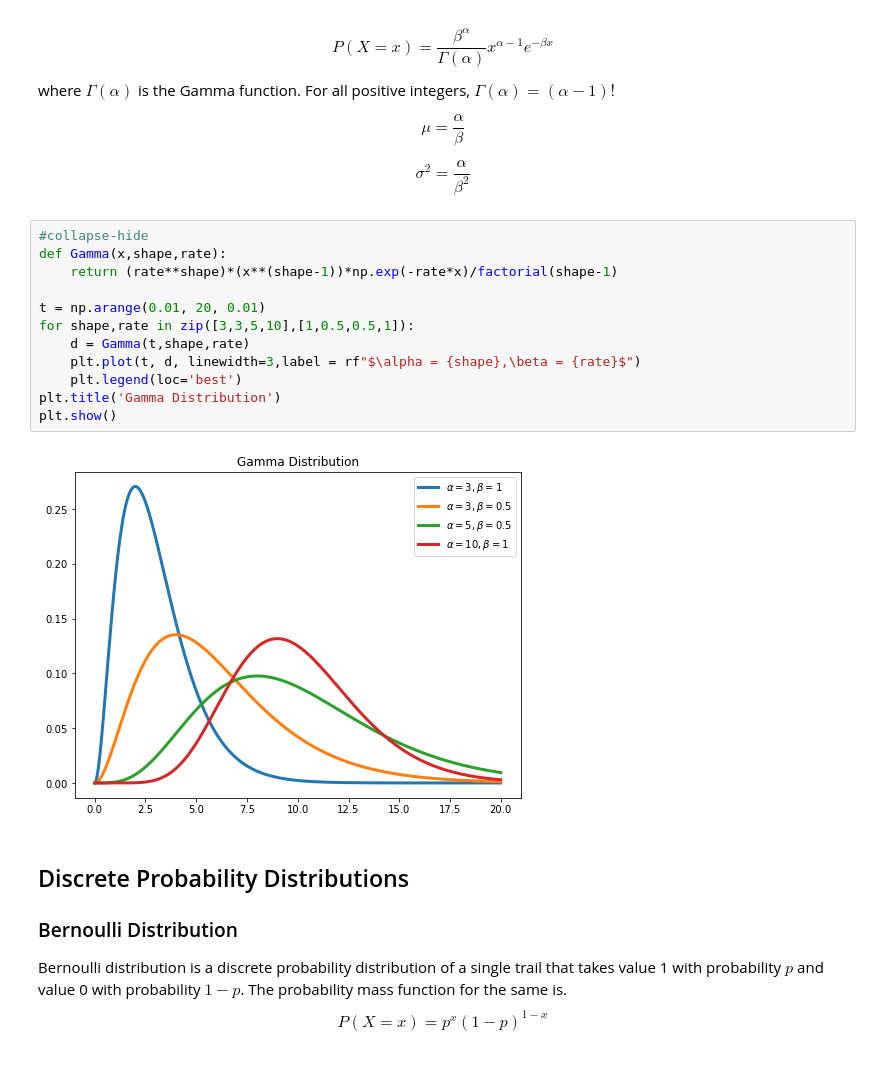
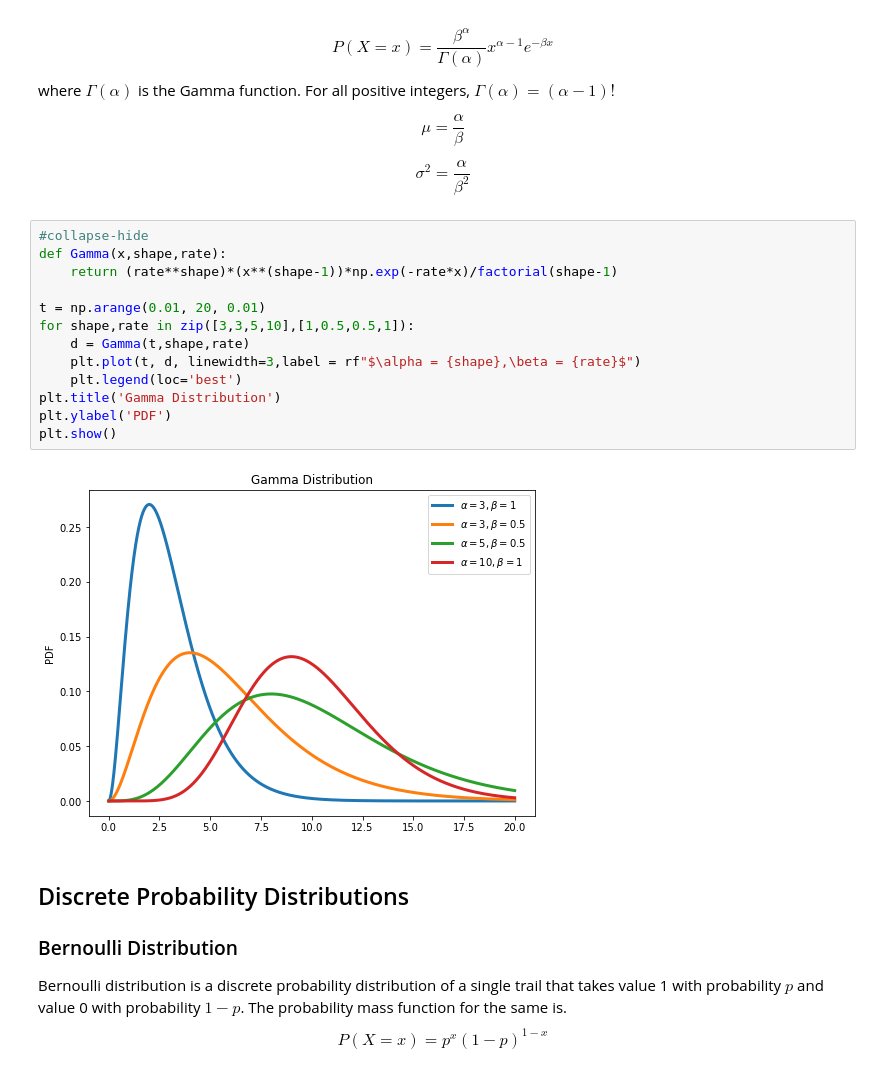
Before and after one commit to dineshladi/datamusings, a Jupyter notebook: _notebooks/2020-04-27-Probability-Distributions.ipynb, the cells around one changed output. Drawn from its saved outputs; the diff is of its cells as text.

```diff
--- a/_notebooks/2020-04-27-Probability-Distributions.ipynb
+++ b/_notebooks/2020-04-27-Probability-Distributions.ipynb
@@ -134,17 +137,18 @@ $$\sigma^2 = \frac{\alpha}{\beta^2} $$
 # %%
 #collapse-hide
 def Gamma(x,shape,rate):
     return (rate**shape)*(x**(shape-1))*np.exp(-rate*x)/factorial(shape-1)
 
 t = np.arange(0.01, 20, 0.01)
 for shape,rate in zip([3,3,5,10],[1,0.5,0.5,1]):
     d = Gamma(t,shape,rate)
     plt.plot(t, d, linewidth=3,label = rf"$\alpha = {shape},\beta = {rate}$")
     plt.legend(loc='best')
 plt.title('Gamma Distribution')
+plt.ylabel('PDF')
 plt.show()
 # %% [output]
-[figure, old version]
+[figure, new version]
 # %% [markdown]
 ## Discrete Probability Distributions
 ### Bernoulli Distribution
```
Also changed, not shown: parts of 5 cells of this notebook.
